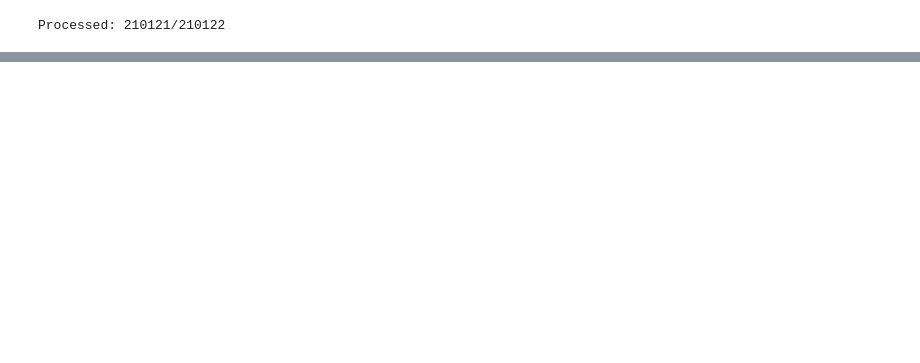
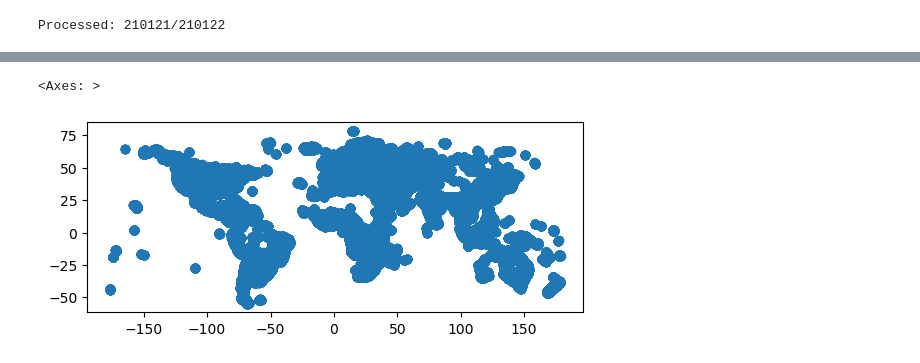
Before and after one commit to seai-lab/PyGBS, a Jupyter notebook: ssi_viz.ipynb, the cells around one changed output, grey strips where cells are left out. Saved outputs shown, nothing was run; the diff lists cells and outputs as text; code cells hidden in the pictures; blank space fills up the shorter version.

```diff
--- a/ssi_viz.ipynb
+++ b/ssi_viz.ipynb
@@ -385,2 +449,23 @@ np.savez("results/{}_scale_{}_radius_{}_ssi".format(scale, radius, marked_string
 # %% [output]
 Processed: 210121/210122
+# %%
+def load_ssi_results(path):
+    if 'unmarked' in path:
+        m = 'unmarked'
+    else:
+        m = 'marked'
+    data = np.load(path)
+    gdf = gpd.GeoDataFrame(geometry=[Point(np.rad2deg(p[1]), np.rad2deg(p[0])) for p in data['locs']], crs="EPSG:4326")
+    gdf['accuracy'] = data['accs']
+    gdf['accuracy_scaled'] = (gdf['accuracy'] + 1) / 2 # change from [-1,1] to [0,1] scale
+    gdf[f'{m}_ssi'.format(m)] = data['ssis']
+    return gdf
+# %%
+unmarked_path = 'results/country_scale_0.01_radius_unmarked_ssi.npz'
+marked_path = 'results/country_scale_0.01_radius_marked_ssi.npz'
+
+ssi_gdf = load_ssi_results(unmarked_path).merge(
+    load_ssi_results(marked_path)[['geometry', 'marked_ssi']],
+    on='geometry'
+    )
+ssi_gdf
@@ -386,0 +487,5 @@ Processed: 210121/210122
+# %%
+ssi_gdf.plot()
+# %% [output]
+<Axes: >
+[figure, added]
```
Also changed, not shown: parts of 8 cells of this notebook, 3 other files.
